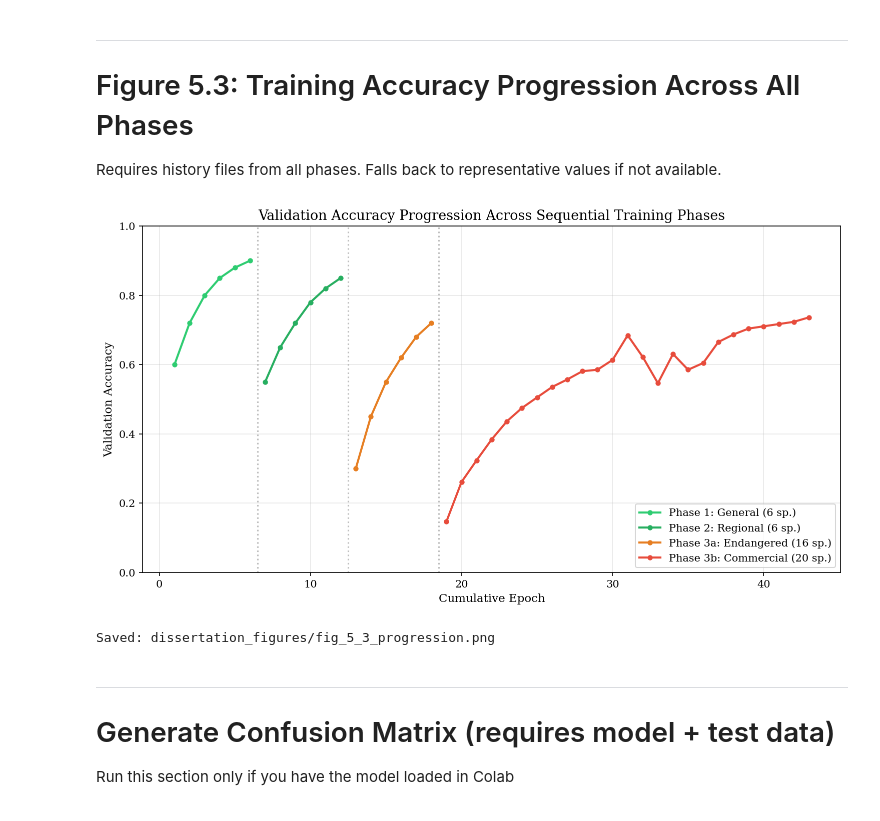
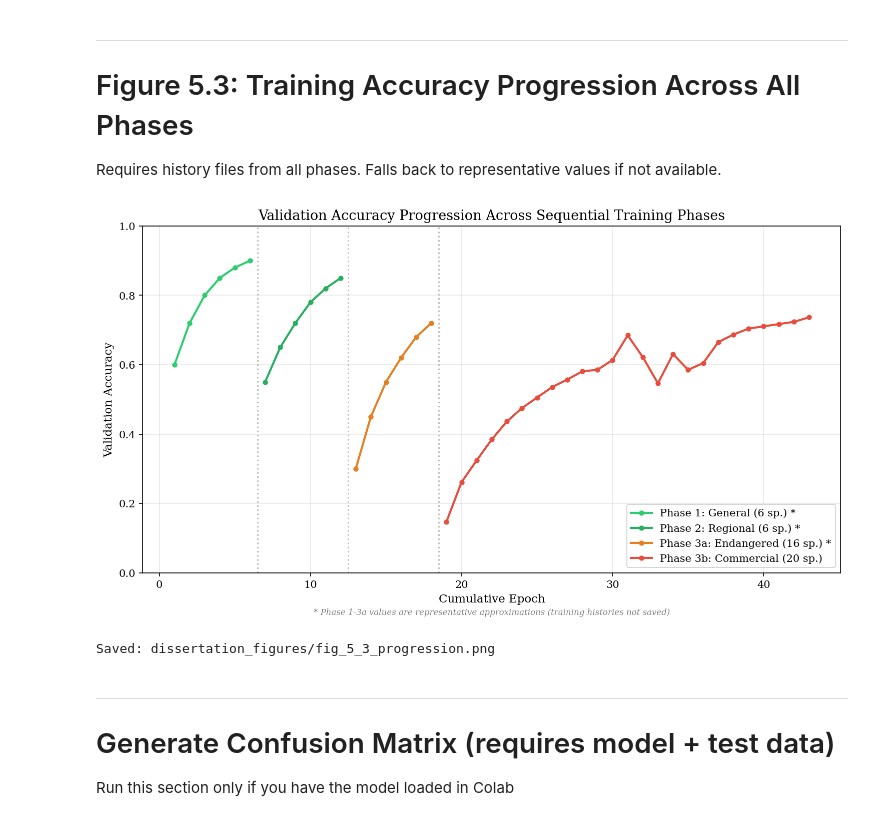
Before and after one commit to Hareesh-War/3146279-Dissertation, a Jupyter notebook: notebooks/Completed Notebooks/07_dissertation_figures.ipynb, the cells around one changed output. Cells and saved outputs as stored; diff of their text form; code cells hidden in the pictures.

```diff
--- a/notebooks/Completed Notebooks/07_dissertation_figures.ipynb
+++ b/notebooks/Completed Notebooks/07_dissertation_figures.ipynb
@@ -459,8 +469,8 @@ Falls back to representative values if not available.
 # %%
 def plot_accuracy_progression(save_name='fig_5_3_progression.png'):
     """Show accuracy progression across all 4 phases."""
-    # Representative training progressions
-    # UPDATE these with actual values if you have them
+    # Phase 1/2/3a: representative approximations (actual training histories not saved)
+    # Only Phase 3b uses real training data
     phase1_val_acc = [0.60, 0.72, 0.80, 0.85, 0.88, 0.90]  # approximate
     phase2_val_acc = [0.55, 0.65, 0.72, 0.78, 0.82, 0.85]   # approximate
     phase3a_val_acc = [0.30, 0.45, 0.55, 0.62, 0.68, 0.72]   # approximate
@@ -468,37 +478,41 @@ def plot_accuracy_progression(save_name='fig_5_3_progression.png'):
 
     fig, ax = plt.subplots(figsize=(12, 6))
 
     # Plot each phase with different offsets
     offset = 0
     phase_data = [
-        ('Phase 1: General (6 sp.)', phase1_val_acc, '#2ecc71'),
-        ('Phase 2: Regional (6 sp.)', phase2_val_acc, '#27ae60'),
-        ('Phase 3a: Endangered (16 sp.)', phase3a_val_acc, '#e67e22'),
+        ('Phase 1: General (6 sp.) *', phase1_val_acc, '#2ecc71'),
+        ('Phase 2: Regional (6 sp.) *', phase2_val_acc, '#27ae60'),
+        ('Phase 3a: Endangered (16 sp.) *', phase3a_val_acc, '#e67e22'),
         ('Phase 3b: Commercial (20 sp.)', phase3b_val_acc, '#e74c3c'),
     ]
 
     for name, data, color in phase_data:
         epochs = [offset + i + 1 for i in range(len(data))]
         ax.plot(epochs, data, 'o-', color=color, linewidth=2, markersize=4, label=name)
         # Add phase separator
         if offset > 0:
             ax.axvline(x=offset + 0.5, color='gray', linestyle=':', alpha=0.5)
         offset += len(data)
 
     ax.set_xlabel('Cumulative Epoch')
     ax.set_ylabel('Validation Accuracy')
     ax.set_title('Validation Accuracy Progression Across Sequential Training Phases')
     ax.legend(loc='lower right')
     ax.grid(True, alpha=0.3)
     ax.set_ylim(0, 1)
 
+    # Add footnote for approximate data
+    ax.text(0.5, -0.12, '* Phase 1-3a values are representative approximations (training histories not saved)',
+            transform=ax.transAxes, ha='center', fontsize=8, fontstyle='italic', color='gray')
+
     fig.savefig(f'{FIGURE_DIR}/{save_name}')
     plt.show()
     print(f"Saved: {FIGURE_DIR}/{save_name}")
 
 plot_accuracy_progression()
 # %% [output]
-[figure, old version]
+[figure, new version]
 Saved: dissertation_figures/fig_5_3_progression.png
 # %% [markdown]
 ---
```
Also changed, not shown: parts of 2 cells of this notebook, 6 other files.
